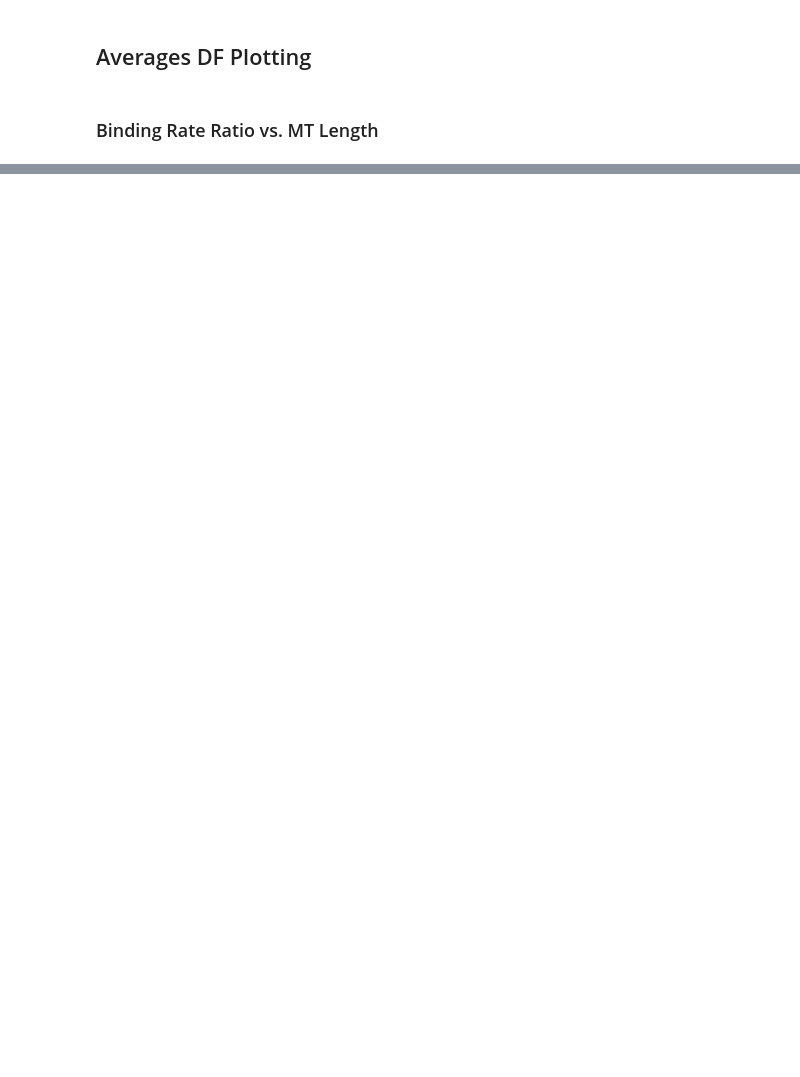
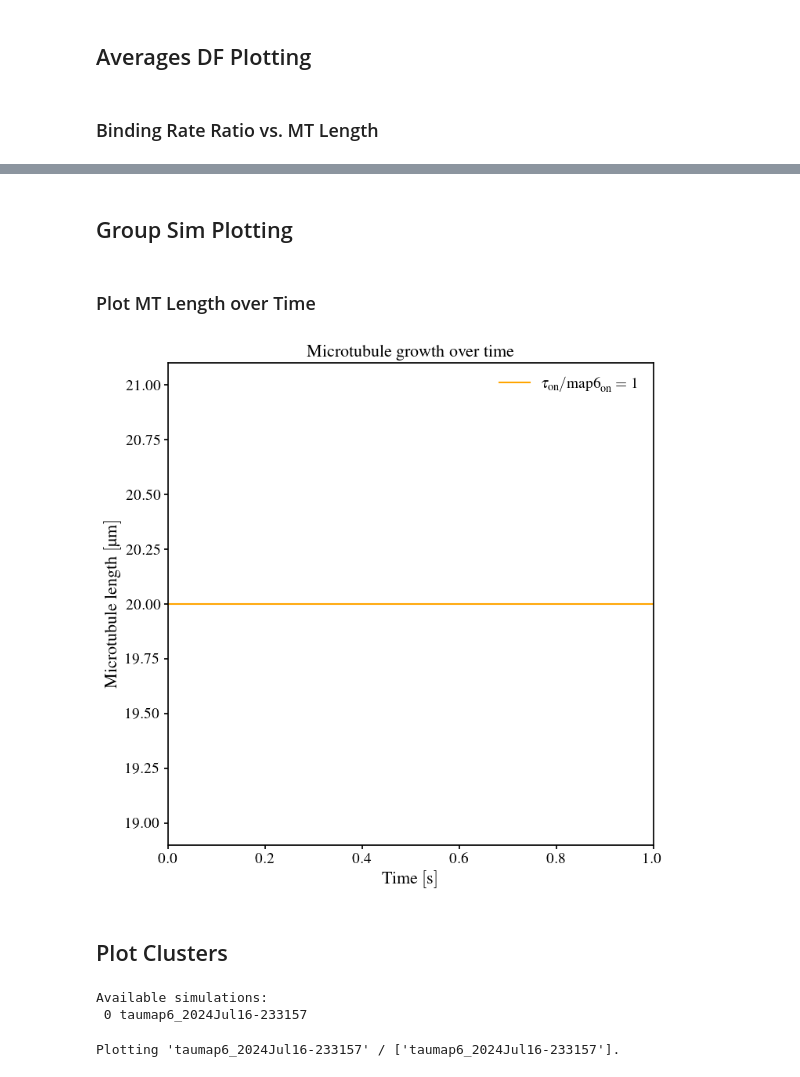
Before and after one commit to CWU-Computational-Biophysics/tau_mts, a Jupyter notebook: figures.ipynb, the cells around one changed output, grey strips where cells are left out. Drawn from its saved outputs; the diff is of its cells as text; code cells hidden in the pictures; blank space fills up the shorter version.

```diff
--- a/figures.ipynb
+++ b/figures.ipynb
@@ -91,0 +207,76 @@ KeyError: 'L'
+# %% [markdown]
+## Group Sim Plotting
+# %% [markdown]
+### Plot MT Length over Time
+# %%
+# plot the length of the mt over time
+# define the figure
+fig, ax = plt.subplots()
+
+# define a dictionary to color similar tau_ratios
+tau_ratio_dict = {}
+
+# iterate over each simulation in sim_dict and get the time and length array
+sim_names = list(data_dict["sims"].keys())
+sim_names.sort(key=lambda x: data_dict["df"].loc[x]["tm_ratio"])
+for index, sim_name in enumerate(sim_names):
+    # get the arrays
+    mt_length_array = data_dict["sims"][sim_name]["mt_length"]
+    length_list = mt_length_array[:, 0]
+
+    # get the time information
+    dt = data_dict["df"].loc[sim_name]["dt"]
+    ttot = data_dict["df"].loc[sim_name]["ttot"]
+    time_list = np.arange(0, ttot, dt)
+
+    # get the tau binding rate T0 ratio
+    tau_ratio = data_dict["df"].loc[sim_name]["tm_ratio"]
+
+    # define the label
+    label = r"$\tau_{\text{on}}/\text{map6}_\text{on}=" + f"{tau_ratio}" + r"\ $"
+
+    # get a unique color for each tau ratio
+    # if the color has been used, make the label None
+    if tau_ratio not in tau_ratio_dict.keys():
+        tau_ratio_dict[tau_ratio] = colors[index]
+    else:
+        label = None
+
+    # plot the length over time for this mt
+    ax.plot(
+        time_list,
+        length_list,
+        label=label,
+        color=tau_ratio_dict[tau_ratio]
+    )
+
+# set the axis limits
+# the x limit should be the final time plus the second time
+# this has the effect of showing an "even" value
+ax.set_xlim(0, time_list[-1] + time_list[1])
+
+# set the labels
+ax.set_xlabel(r"Time $\left[\qty{}{\second}\right]$")
+ax.set_ylabel(r"Microtubule length $\left[\qty{}{\micro\meter}\right]$")
+ax.set_title(r"Microtubule growth over time")
+
+# add a legend
+ax.legend()
+
+# save the figure
+fig.savefig(FIGURE_DIR / r"mt_growth_over_time")
+# %% [output]
+[figure, added]
+# %% [markdown]
+## Plot Clusters
+# %%
+print_options()
+# %% [output]
+Available simulations:
+ 0 taumap6_2024Jul16-233157
+# %%
+# define the name of the sim to plot
+sim_name = list(data_dict["sims"].keys())[0]
+print(f"Plotting '{sim_name}' / {list(data_dict['sims'].keys())}.")
+# %% [output]
+Plotting 'taumap6_2024Jul16-233157' / ['taumap6_2024Jul16-233157'].
```
Also changed, not shown: parts of 16 cells of this notebook, 38 other files.
